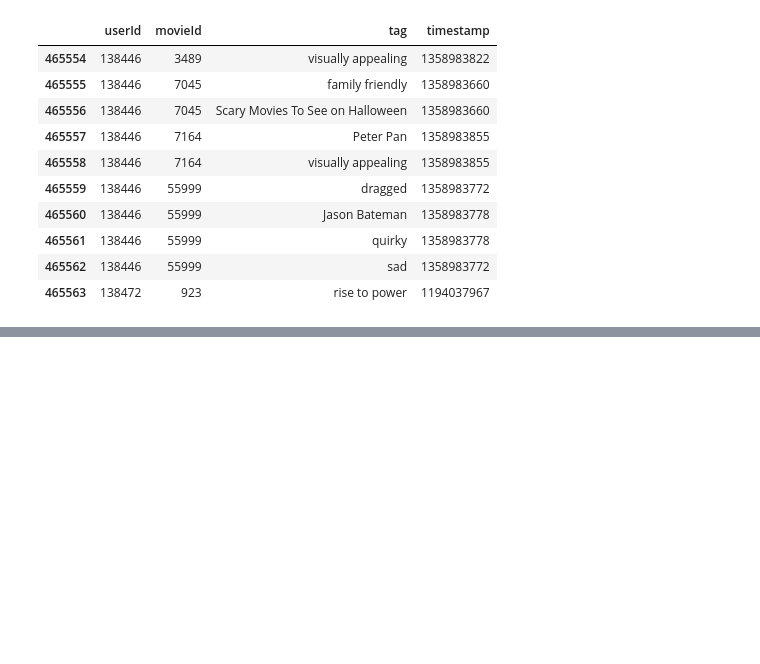
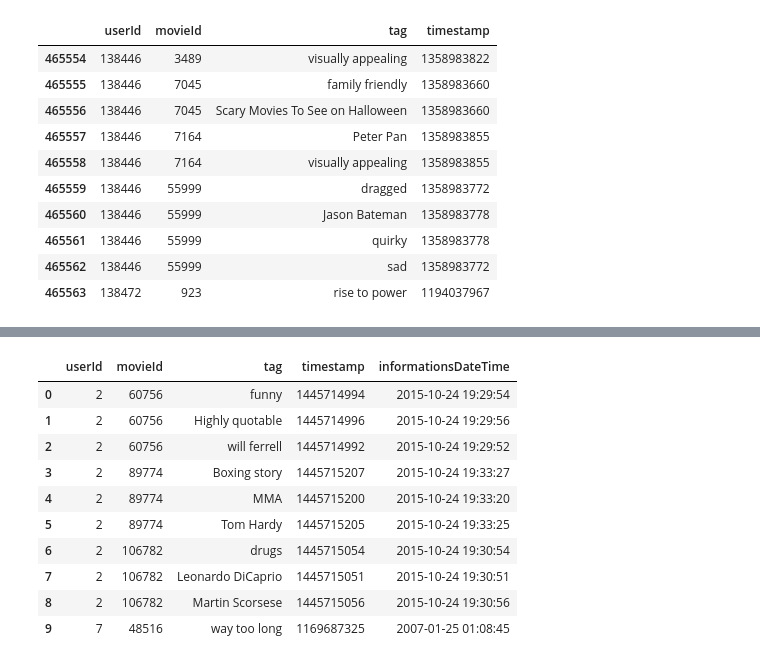
Before and after one commit to Hamilton09/tareas, a Jupyter notebook: estructura_de_pandas.ipynb, the cells around one changed output, grey strips where cells are left out. Saved outputs shown, nothing was run; the diff lists cells and outputs as text; code cells hidden in the pictures; blank space fills up the shorter version.

```diff
--- a/estructura_de_pandas.ipynb
+++ b/estructura_de_pandas.ipynb
@@ -294,0 +589,3 @@ tags.tail(10)
+# %%
+tags='/content/Estructura de datos/tags.csv'
+tags=pd.read_csv(tags)
@@ -294,0 +601,16 @@ tags.tail(10)
+# %%
+tags['informationsDateTime']=pd.to_datetime(tags['timestamp'],unit='s')
+# %%
+tags.head(10)
+# %% [output]
+|  | userId | movieId | tag | timestamp | informationsDateTime |
+| 0 | 2 | 60756 | funny | 1445714994 | 2015-10-24 19:29:54 |
+| 1 | 2 | 60756 | Highly quotable | 1445714996 | 2015-10-24 19:29:56 |
+| 2 | 2 | 60756 | will ferrell | 1445714992 | 2015-10-24 19:29:52 |
+| 3 | 2 | 89774 | Boxing story | 1445715207 | 2015-10-24 19:33:27 |
+| 4 | 2 | 89774 | MMA | 1445715200 | 2015-10-24 19:33:20 |
+| 5 | 2 | 89774 | Tom Hardy | 1445715205 | 2015-10-24 19:33:25 |
+| 6 | 2 | 106782 | drugs | 1445715054 | 2015-10-24 19:30:54 |
+| 7 | 2 | 106782 | Leonardo DiCaprio | 1445715051 | 2015-10-24 19:30:51 |
+| 8 | 2 | 106782 | Martin Scorsese | 1445715056 | 2015-10-24 19:30:56 |
+| 9 | 7 | 48516 | way too long | 1169687325 | 2007-01-25 01:08:45 |
```
Also changed, not shown: parts of 48 cells of this notebook.
